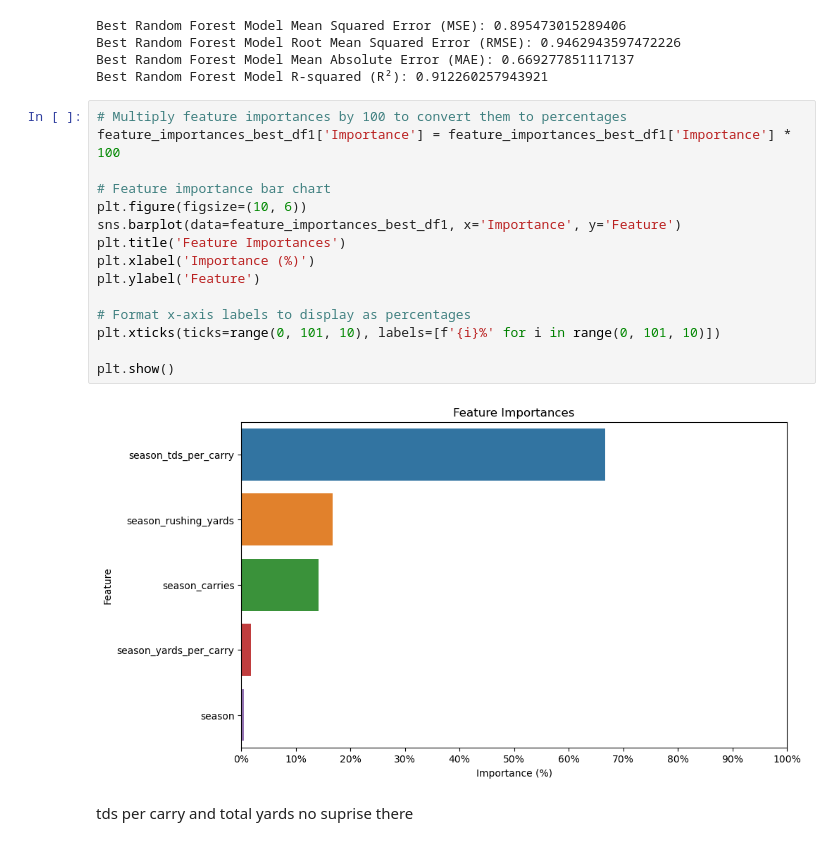
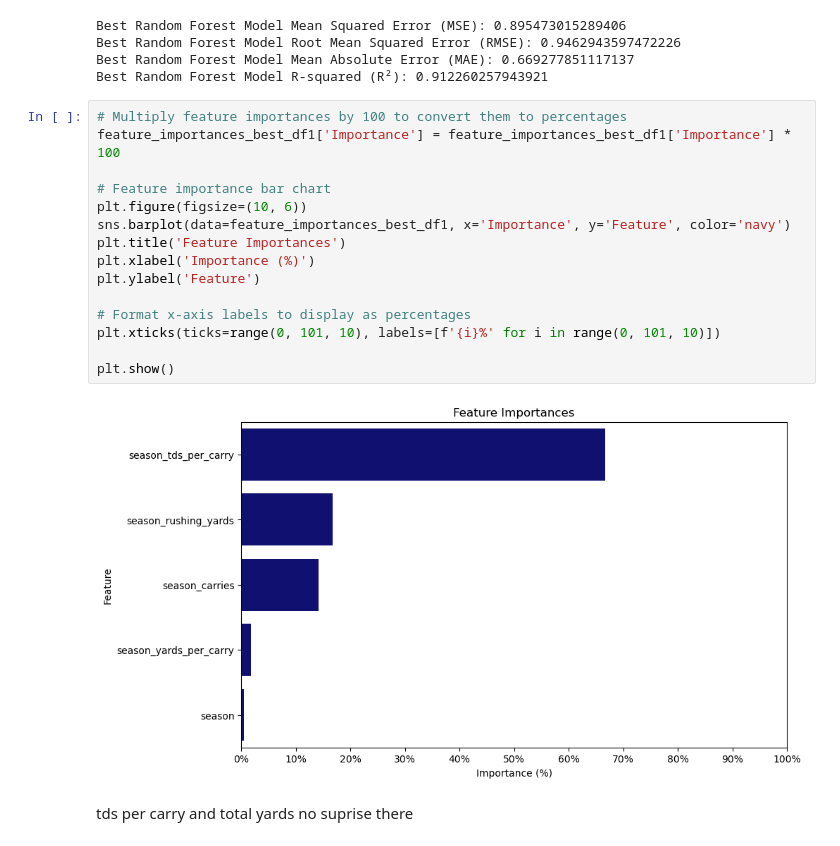
Before and after one commit to DBAfox/Team-USA-Football, a Jupyter notebook: NFL Dream Team.ipynb, the cells around one changed output. Cells and saved outputs as stored; diff of their text form.

Commit message:
revised readme added images and changed color on visuals

```diff
--- a/NFL Dream Team.ipynb
+++ b/NFL Dream Team.ipynb
@@ -956,20 +956,20 @@ Best Random Forest Model R-squared (R²): 0.912260257943921
 # %%
 # Multiply feature importances by 100 to convert them to percentages
 feature_importances_best_df1['Importance'] = feature_importances_best_df1['Importance'] * 100
 
 # Feature importance bar chart
 plt.figure(figsize=(10, 6))
-sns.barplot(data=feature_importances_best_df1, x='Importance', y='Feature')
+sns.barplot(data=feature_importances_best_df1, x='Importance', y='Feature', color='navy')
 plt.title('Feature Importances')
 plt.xlabel('Importance (%)')
 plt.ylabel('Feature')
 
 # Format x-axis labels to display as percentages
 plt.xticks(ticks=range(0, 101, 10), labels=[f'{i}%' for i in range(0, 101, 10)])
 
 plt.show()
 # %% [output]
-[figure, old version]
+[figure, new version]
 # %% [markdown]
 tds per carry and total yards no suprise there
 # %%
```
Also changed, not shown: parts of 8 cells of this notebook, 7 other files.
